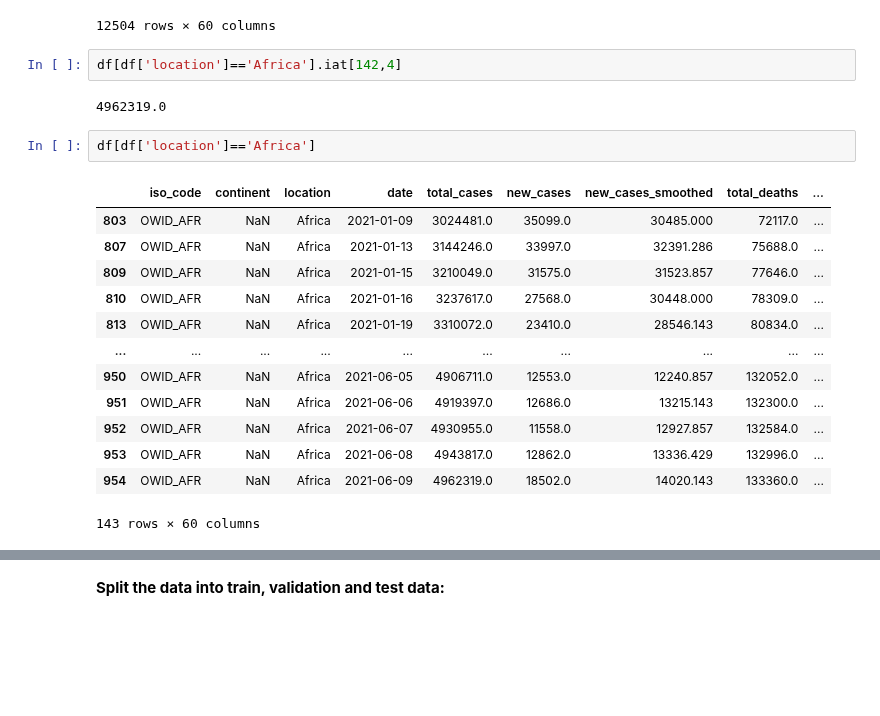
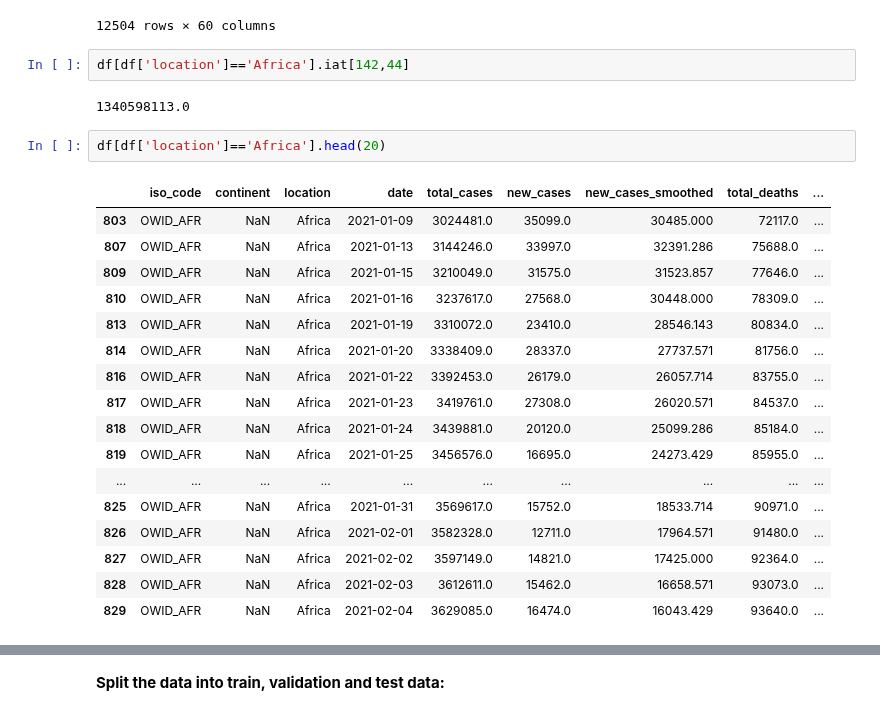
Before and after one commit to Codelerious/Covid19-Analytics, a Jupyter notebook: Covid_19Project.ipynb, the cells around one changed output, grey strips where cells are left out. Cells and saved outputs as stored; diff of their text form; blank space fills up the shorter version.

```diff
--- a/Covid_19Project.ipynb
+++ b/Covid_19Project.ipynb
@@ -230,25 +245,29 @@ df
 | 94655 | ZWE | Africa | Zimbabwe | 2021-06-09 | 39432.0 | 111.0 | 57.286 | 1622.0 | ... |
 12504 rows × 60 columns
 # %%
-df[df['location']=='Africa'].iat[142,4]
+df[df['location']=='Africa'].iat[142,44]
 # %% [output]
-4962319.0
+1340598113.0
 # %%
-df[df['location']=='Africa']
+df[df['location']=='Africa'].head(20)
 # %% [output]
 |  | iso_code | continent | location | date | total_cases | new_cases | new_cases_smoothed | total_deaths | ... |
 | 803 | OWID_AFR | NaN | Africa | 2021-01-09 | 3024481.0 | 35099.0 | 30485.000 | 72117.0 | ... |
 | 807 | OWID_AFR | NaN | Africa | 2021-01-13 | 3144246.0 | 33997.0 | 32391.286 | 75688.0 | ... |
 | 809 | OWID_AFR | NaN | Africa | 2021-01-15 | 3210049.0 | 31575.0 | 31523.857 | 77646.0 | ... |
 | 810 | OWID_AFR | NaN | Africa | 2021-01-16 | 3237617.0 | 27568.0 | 30448.000 | 78309.0 | ... |
 | 813 | OWID_AFR | NaN | Africa | 2021-01-19 | 3310072.0 | 23410.0 | 28546.143 | 80834.0 | ... |
+| 814 | OWID_AFR | NaN | Africa | 2021-01-20 | 3338409.0 | 28337.0 | 27737.571 | 81756.0 | ... |
+| 816 | OWID_AFR | NaN | Africa | 2021-01-22 | 3392453.0 | 26179.0 | 26057.714 | 83755.0 | ... |
+| 817 | OWID_AFR | NaN | Africa | 2021-01-23 | 3419761.0 | 27308.0 | 26020.571 | 84537.0 | ... |
+| 818 | OWID_AFR | NaN | Africa | 2021-01-24 | 3439881.0 | 20120.0 | 25099.286 | 85184.0 | ... |
+| 819 | OWID_AFR | NaN | Africa | 2021-01-25 | 3456576.0 | 16695.0 | 24273.429 | 85955.0 | ... |
 | ... | ... | ... | ... | ... | ... | ... | ... | ... | ... |
-| 950 | OWID_AFR | NaN | Africa | 2021-06-05 | 4906711.0 | 12553.0 | 12240.857 | 132052.0 | ... |
-| 951 | OWID_AFR | NaN | Africa | 2021-06-06 | 4919397.0 | 12686.0 | 13215.143 | 132300.0 | ... |
-| 952 | OWID_AFR | NaN | Africa | 2021-06-07 | 4930955.0 | 11558.0 | 12927.857 | 132584.0 | ... |
-| 953 | OWID_AFR | NaN | Africa | 2021-06-08 | 4943817.0 | 12862.0 | 13336.429 | 132996.0 | ... |
-| 954 | OWID_AFR | NaN | Africa | 2021-06-09 | 4962319.0 | 18502.0 | 14020.143 | 133360.0 | ... |
+| 825 | OWID_AFR | NaN | Africa | 2021-01-31 | 3569617.0 | 15752.0 | 18533.714 | 90971.0 | ... |
+| 826 | OWID_AFR | NaN | Africa | 2021-02-01 | 3582328.0 | 12711.0 | 17964.571 | 91480.0 | ... |
+| 827 | OWID_AFR | NaN | Africa | 2021-02-02 | 3597149.0 | 14821.0 | 17425.000 | 92364.0 | ... |
+| 828 | OWID_AFR | NaN | Africa | 2021-02-03 | 3612611.0 | 15462.0 | 16658.571 | 93073.0 | ... |
+| 829 | OWID_AFR | NaN | Africa | 2021-02-04 | 3629085.0 | 16474.0 | 16043.429 | 93640.0 | ... |
-143 rows × 60 columns
 # %%
 iso_dic={}
 for i in range(len(df)):
```
Also changed, not shown: parts of 9 cells of this notebook.
